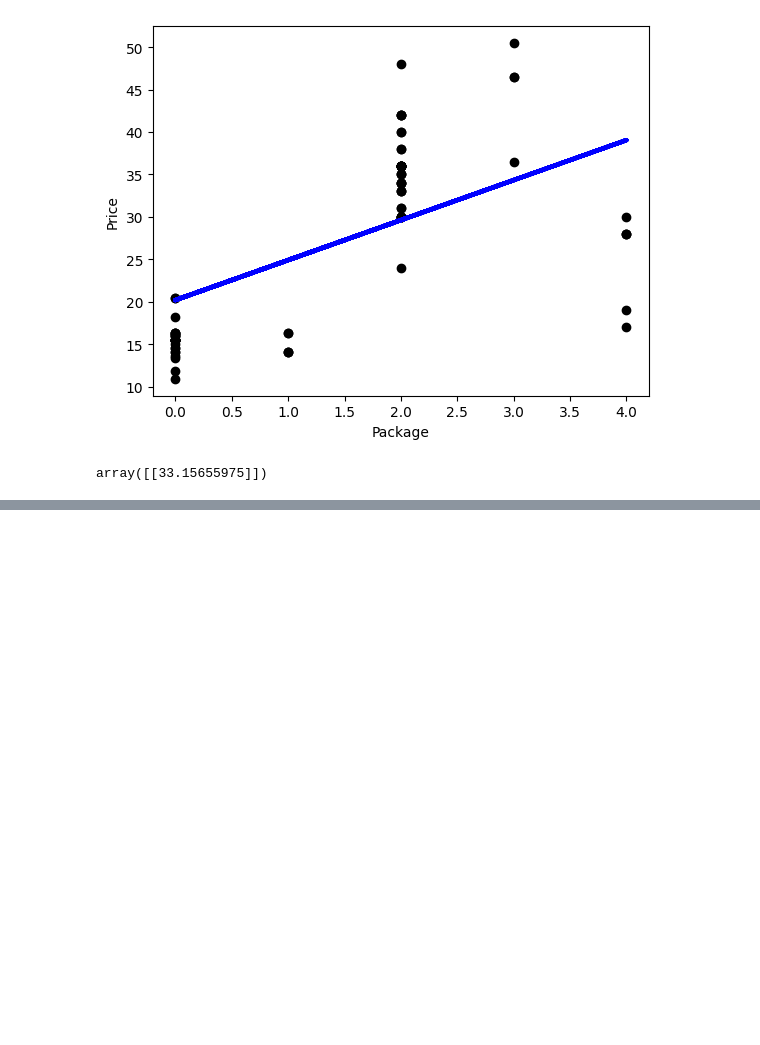
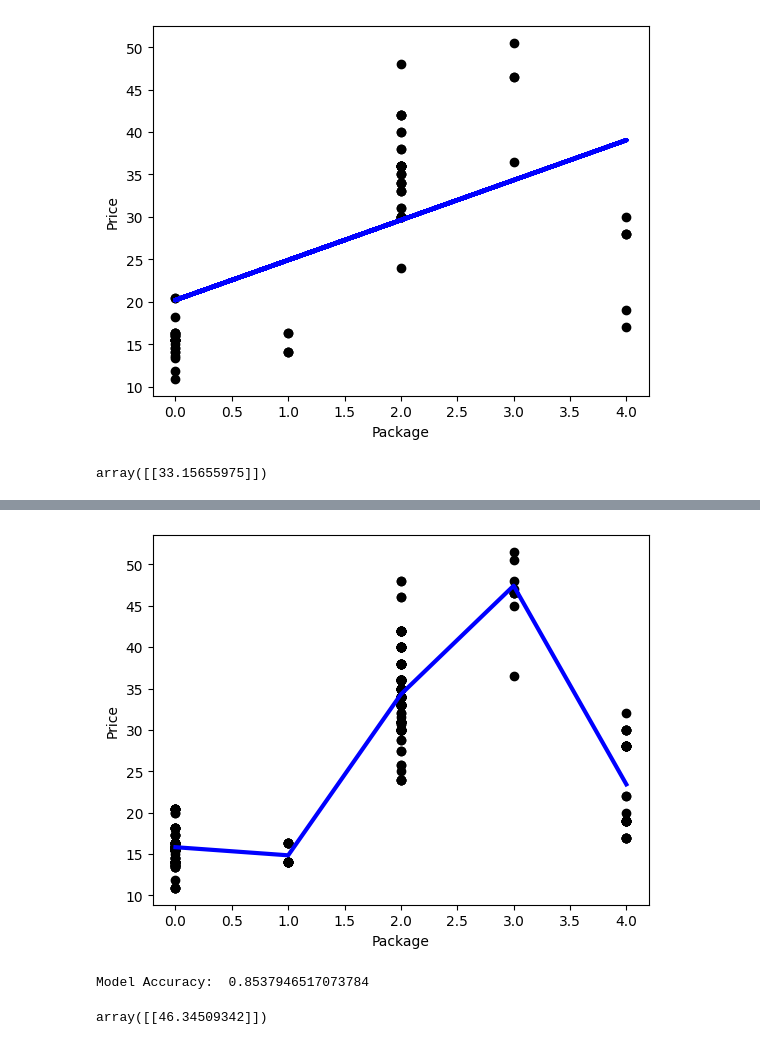
Before and after one commit to Syriii/ML-For-Beginners, a Jupyter notebook: 2-Regression/3-Linear/notebook.ipynb, the cells around one changed output, grey strips where cells are left out. Drawn from its saved outputs; the diff is of its cells as text; code cells hidden in the pictures; blank space fills up the shorter version.

Commit message:
finish Regression chapter 3

```diff
--- a/2-Regression/3-Linear/notebook.ipynb
+++ b/2-Regression/3-Linear/notebook.ipynb
@@ -176,3 +176,8 @@ plt.show()
 lin_reg.predict( np.array([ [2.75] ]) )
 # %% [output]
 array([[33.15655975]])
+# %%
+new_columns = ['Variety', 'Package', 'City', 'Month', 'Price']
+poly_pumpkins = new_pumpkins.drop([c for c in new_pumpkins.columns if c not in new_columns], axis='columns')
+
+poly_pumpkins
@@ -178,0 +208,35 @@ array([[33.15655975]])
+# %%
+X = poly_pumpkins.iloc[:, 3:4].values
+y = poly_pumpkins.iloc[:, 4:5].values
+# %%
+from sklearn.preprocessing import PolynomialFeatures
+from sklearn.pipeline import make_pipeline
+
+pipeline = make_pipeline(PolynomialFeatures(4), LinearRegression())
+
+X_train, X_test, y_train, y_test = train_test_split(X, y, test_size=0.2, random_state=0)
+
+pipeline.fit(np.array(X_train), y_train)
+
+y_pred = pipeline.predict(X_test)
+# %%
+df = pd.DataFrame({'x': X_test[:,0], 'y': y_pred[:,0]})
+df.sort_values(by='x', inplace=True)
+points = pd.DataFrame(df).to_numpy()
+
+plt.plot(points[:, 0], points[:, 1], color="blue", linewidth=3)
+plt.xlabel('Package')
+plt.ylabel('Price')
+plt.scatter(X, y, color="black")
+plt.show()
+# %% [output]
+[figure, added]
+# %%
+accuracy_score = pipeline.score(X_train,y_train)
+print('Model Accuracy: ', accuracy_score)
+# %% [output]
+Model Accuracy:  0.8537946517073784
+# %%
+pipeline.predict( np.array([ [2.75] ]) )
+# %% [output]
+array([[46.34509342]])
```
Also changed, not shown: parts of 2 cells of this notebook.
